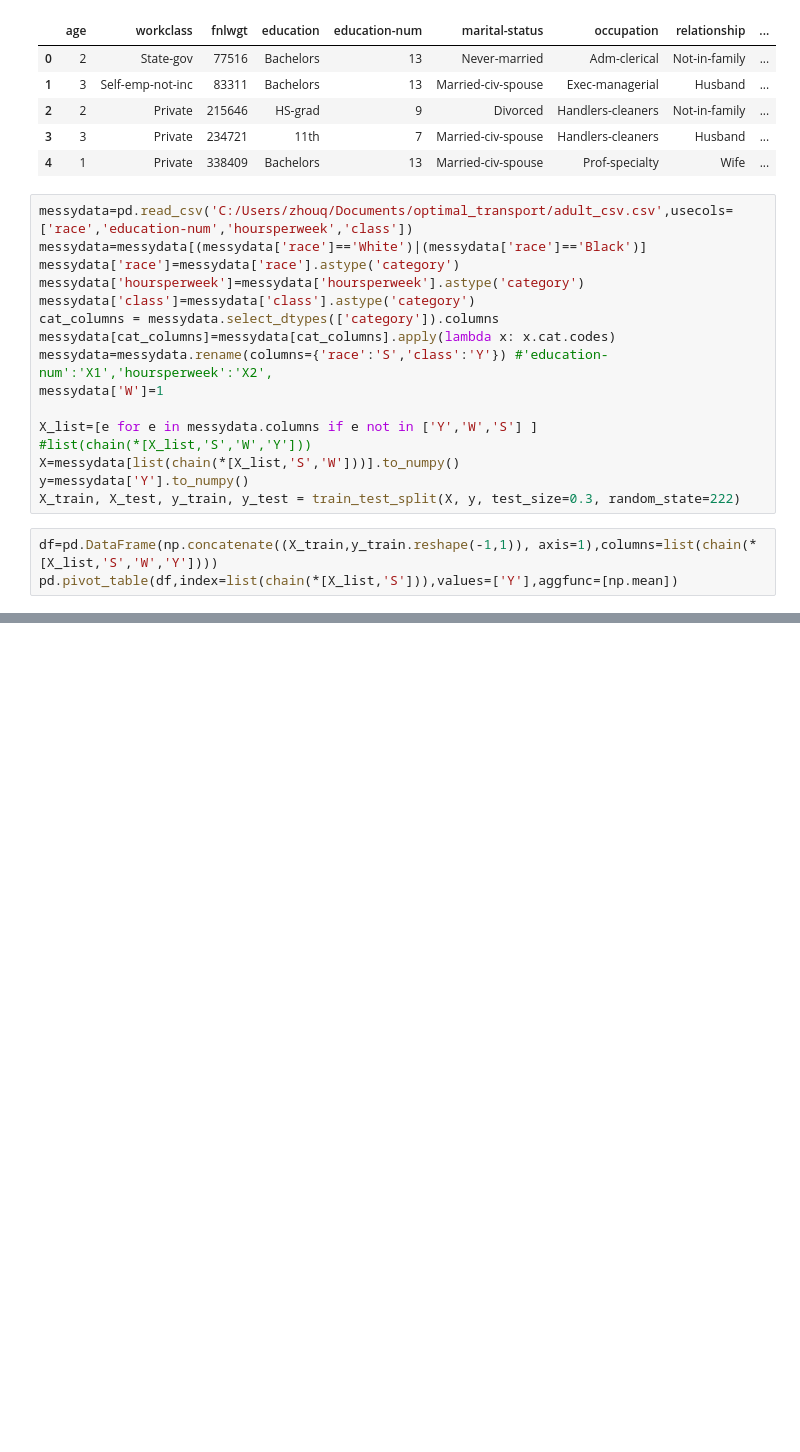
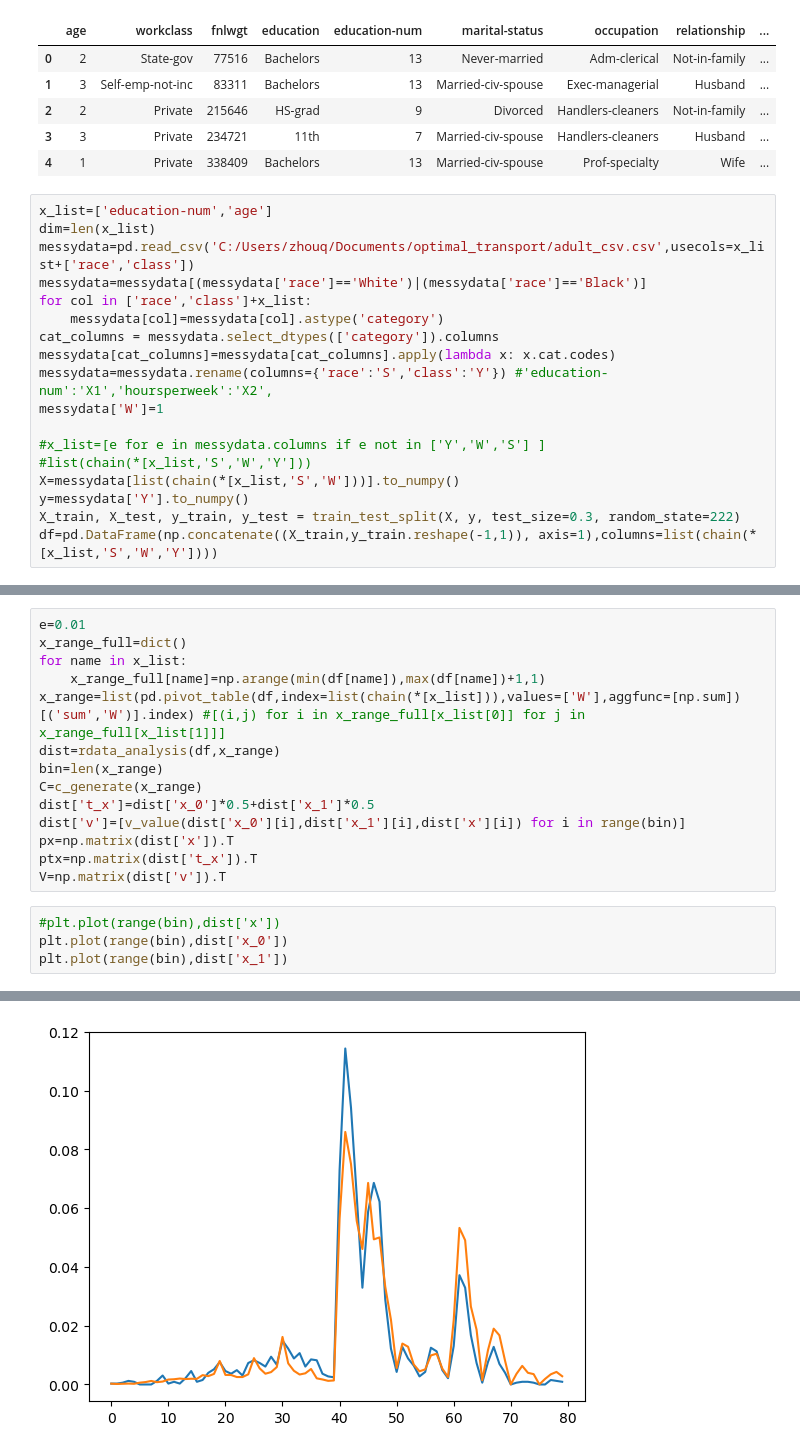
Before and after one commit to Quan-Zhou/OT_Debiasing, a Jupyter notebook: Dykstra_fromadult_higher.ipynb, the cells around one changed output, grey strips where cells are left out. Drawn from its saved outputs; the diff is of its cells as text; blank space fills up the shorter version.

```diff
--- a/Dykstra_fromadult_higher.ipynb
+++ b/Dykstra_fromadult_higher.ipynb
@@ -269,21 +272,20 @@ pd.read_csv('C:/Users/zhouq/Documents/optimal_transport/adult_csv.csv').head()
 | 3 | 3 | Private | 234721 | 11th | 7 | Married-civ-spouse | Handlers-cleaners | Husband | ... |
 | 4 | 1 | Private | 338409 | Bachelors | 13 | Married-civ-spouse | Prof-specialty | Wife | ... |
 # %%
-messydata=pd.read_csv('C:/Users/zhouq/Documents/optimal_transport/adult_csv.csv',usecols=['race','education-num','hoursperweek','class'])
+x_list=['education-num','age']
+dim=len(x_list)
+messydata=pd.read_csv('C:/Users/zhouq/Documents/optimal_transport/adult_csv.csv',usecols=x_list+['race','class'])
 messydata=messydata[(messydata['race']=='White')|(messydata['race']=='Black')]
-messydata['race']=messydata['race'].astype('category')
-messydata['hoursperweek']=messydata['hoursperweek'].astype('category')
-messydata['class']=messydata['class'].astype('category')
+for col in ['race','class']+x_list:
+    messydata[col]=messydata[col].astype('category')
 cat_columns = messydata.select_dtypes(['category']).columns
 messydata[cat_columns]=messydata[cat_columns].apply(lambda x: x.cat.codes)
 messydata=messydata.rename(columns={'race':'S','class':'Y'}) #'education-num':'X1','hoursperweek':'X2',
 messydata['W']=1
 
-X_list=[e for e in messydata.columns if e not in ['Y','W','S'] ]
-#list(chain(*[X_list,'S','W','Y']))
-X=messydata[list(chain(*[X_list,'S','W']))].to_numpy()
+#x_list=[e for e in messydata.columns if e not in ['Y','W','S'] ]
+#list(chain(*[x_list,'S','W','Y']))
+X=messydata[list(chain(*[x_list,'S','W']))].to_numpy()
 y=messydata['Y'].to_numpy()
 X_train, X_test, y_train, y_test = train_test_split(X, y, test_size=0.3, random_state=222)
+df=pd.DataFrame(np.concatenate((X_train,y_train.reshape(-1,1)), axis=1),columns=list(chain(*[x_list,'S','W','Y'])))
-# %%
-df=pd.DataFrame(np.concatenate((X_train,y_train.reshape(-1,1)), axis=1),columns=list(chain(*[X_list,'S','W','Y'])))
-pd.pivot_table(df,index=list(chain(*[X_list,'S'])),values=['Y'],aggfunc=[np.mean])
@@ -321,0 +292,19 @@ array([ 0,  1,  2,  3,  4,  5,  6,  7,  8,  9, 10, 11, 12, 13, 14, 15, 16,
+# %%
+e=0.01
+x_range_full=dict()
+for name in x_list:
+    x_range_full[name]=np.arange(min(df[name]),max(df[name])+1,1)
+x_range=list(pd.pivot_table(df,index=list(chain(*[x_list])),values=['W'],aggfunc=[np.sum])[('sum','W')].index) #[(i,j) for i in x_range_full[x_list[0]] for j in x_range_full[x_list[1]]]
+dist=rdata_analysis(df,x_range)
+bin=len(x_range)
+C=c_generate(x_range)
+dist['t_x']=dist['x_0']*0.5+dist['x_1']*0.5
+dist['v']=[v_value(dist['x_0'][i],dist['x_1'][i],dist['x'][i]) for i in range(bin)]
+px=np.matrix(dist['x']).T
+ptx=np.matrix(dist['t_x']).T
+V=np.matrix(dist['v']).T
+# %%
+#plt.plot(range(bin),dist['x'])
+plt.plot(range(bin),dist['x_0'])
+plt.plot(range(bin),dist['x_1'])
+# %% [output]
@@ -321,0 +312 @@ array([ 0,  1,  2,  3,  4,  5,  6,  7,  8,  9, 10, 11, 12, 13, 14, 15, 16,
+[figure, added]
```
Also changed, not shown: parts of 9 cells of this notebook.
